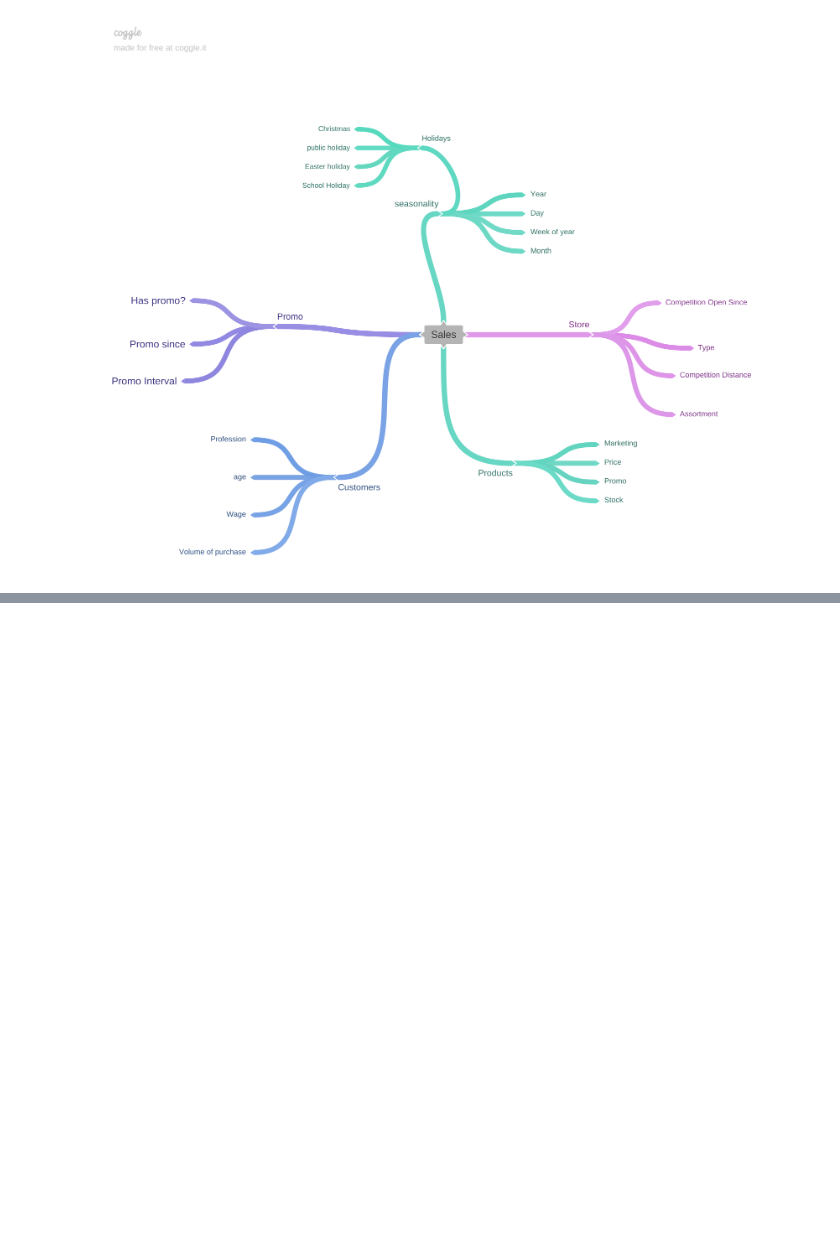
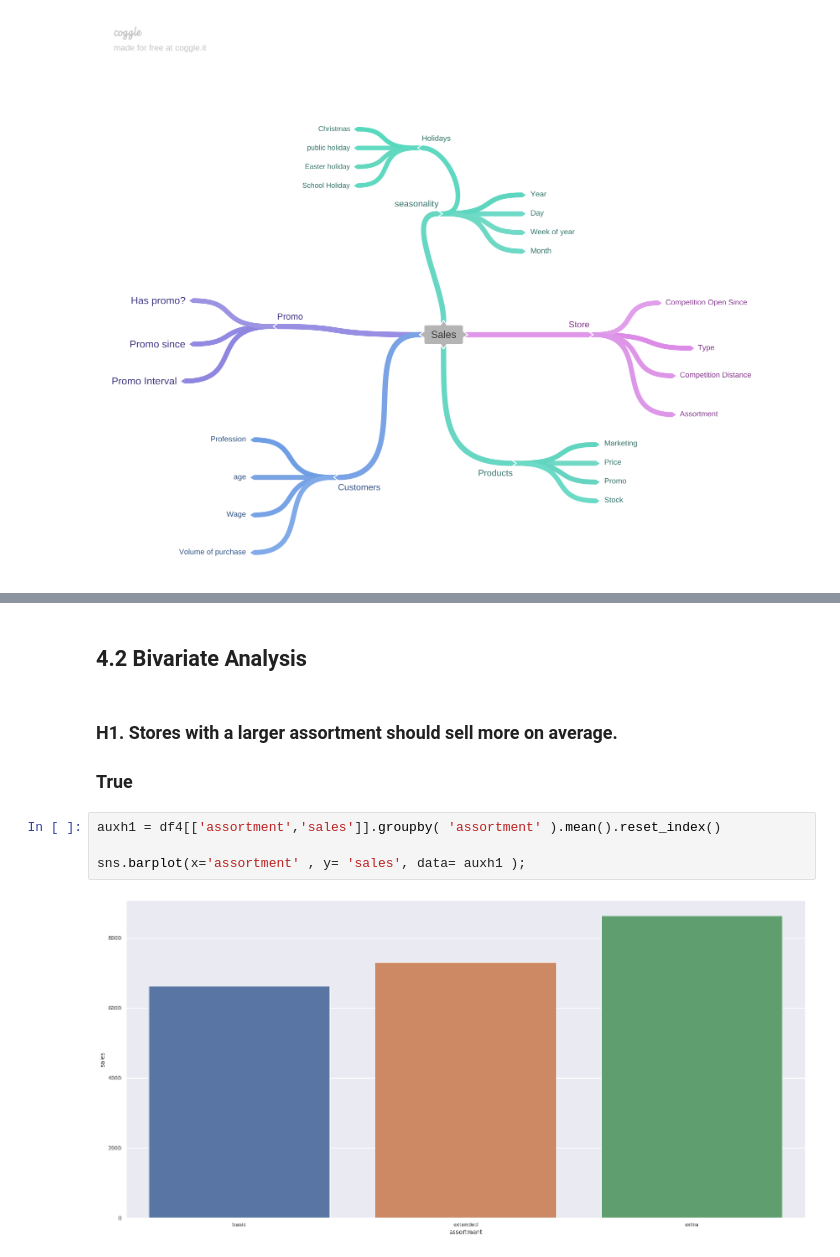
Before and after one commit to Alexandre-Magno/rossmann_sales, a Jupyter notebook: Ciclo_01_rossmann.ipynb, the cells around one changed output, grey strips where cells are left out. Cells and saved outputs as stored; diff of their text form; blank space fills up the shorter version.

```diff
--- a/Ciclo_01_rossmann.ipynb
+++ b/Ciclo_01_rossmann.ipynb
@@ -303,0 +486,11 @@ Image(filename='img/Sales.png')
+# %% [markdown]
+## 4.2  Bivariate Analysis
+# %% [markdown]
+### **H1.** Stores with a larger assortment should sell more on average.
+###  **True**
+# %%
+auxh1 = df4[['assortment','sales']].groupby( 'assortment' ).mean().reset_index()
+
+sns.barplot(x='assortment' , y= 'sales', data= auxh1 );
+# %% [output]
+[figure, added]
```
Also changed, not shown: parts of 41 cells of this notebook.
